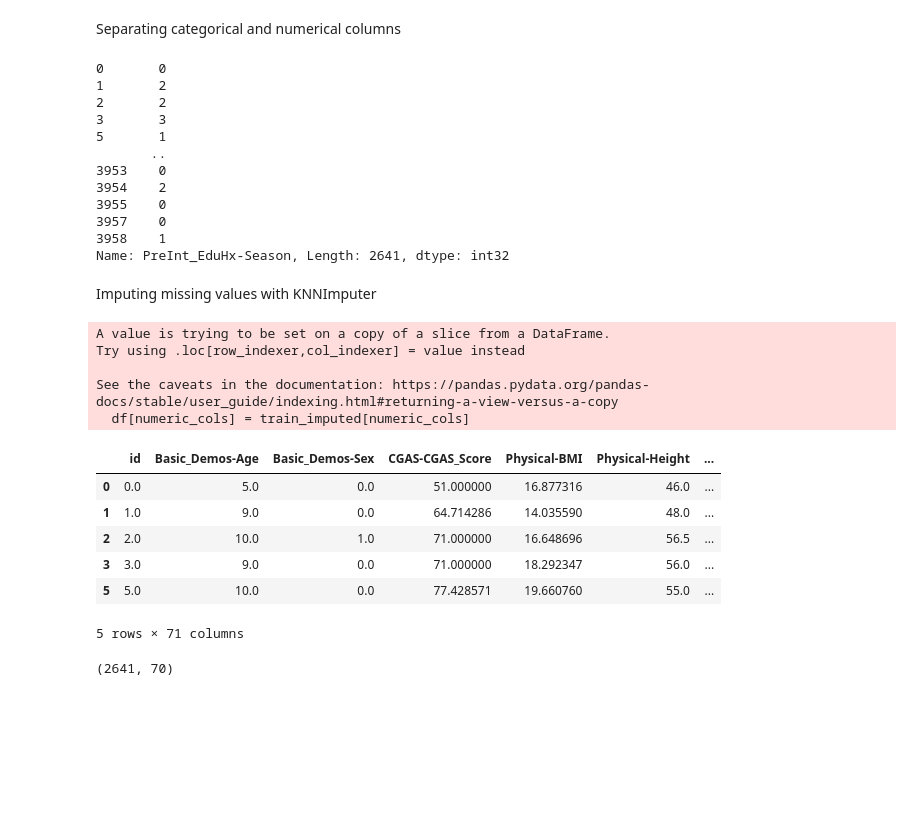
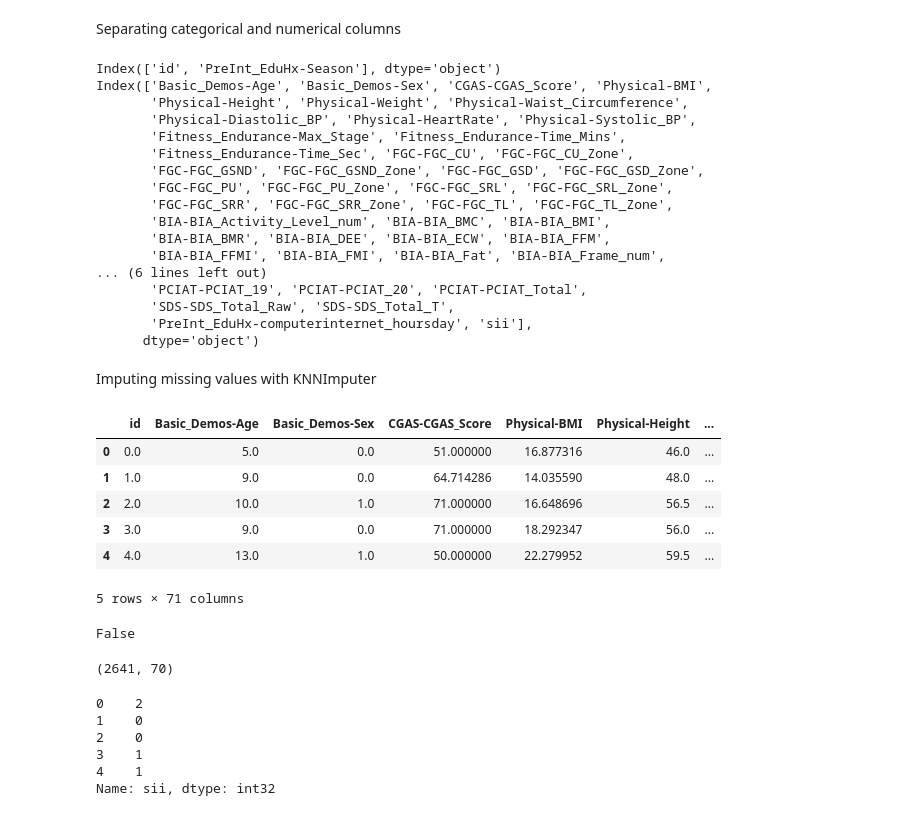
Before and after one commit to serjiusinfanto/Harmful-Internet-Usage-Prediction, a Jupyter notebook: preprocess.ipynb, the cells around one changed output. Cells and saved outputs as stored; diff of their text form; code cells hidden in the pictures; blank space fills up the shorter version.

```diff
--- a/preprocess.ipynb
+++ b/preprocess.ipynb
@@ -105,43 +109,49 @@ numeric_cols = df.select_dtypes(include=["number"]).columns
 label_encoder = LabelEncoder()
 for col in categorical_cols:
     df[col] = label_encoder.fit_transform(df[col])
+print(categorical_cols)
+print(numeric_cols)
 # %% [output]
-0       0
-1       2
-2       2
-3       3
-5       1
-       ..
-3953    0
-3954    2
-3955    0
-3957    0
-3958    1
-Name: PreInt_EduHx-Season, Length: 2641, dtype: int32
+Index(['id', 'PreInt_EduHx-Season'], dtype='object')
+Index(['Basic_Demos-Age', 'Basic_Demos-Sex', 'CGAS-CGAS_Score', 'Physical-BMI',
+       'Physical-Height', 'Physical-Weight', 'Physical-Waist_Circumference',
+       'Physical-Diastolic_BP', 'Physical-HeartRate', 'Physical-Systolic_BP',
+       'Fitness_Endurance-Max_Stage', 'Fitness_Endurance-Time_Mins',
+       'Fitness_Endurance-Time_Sec', 'FGC-FGC_CU', 'FGC-FGC_CU_Zone',
+       'FGC-FGC_GSND', 'FGC-FGC_GSND_Zone', 'FGC-FGC_GSD', 'FGC-FGC_GSD_Zone',
+       'FGC-FGC_PU', 'FGC-FGC_PU_Zone', 'FGC-FGC_SRL', 'FGC-FGC_SRL_Zone',
+       'FGC-FGC_SRR', 'FGC-FGC_SRR_Zone', 'FGC-FGC_TL', 'FGC-FGC_TL_Zone',
+       'BIA-BIA_Activity_Level_num', 'BIA-BIA_BMC', 'BIA-BIA_BMI',
+       'BIA-BIA_BMR', 'BIA-BIA_DEE', 'BIA-BIA_ECW', 'BIA-BIA_FFM',
+       'BIA-BIA_FFMI', 'BIA-BIA_FMI', 'BIA-BIA_Fat', 'BIA-BIA_Frame_num',
+... (6 lines left out)
+       'PCIAT-PCIAT_19', 'PCIAT-PCIAT_20', 'PCIAT-PCIAT_Total',
+       'SDS-SDS_Total_Raw', 'SDS-SDS_Total_T',
+       'PreInt_EduHx-computerinternet_hoursday', 'sii'],
+      dtype='object')
 # %% [markdown]
 Imputing missing values with KNNImputer
 # %%
 imputer = KNNImputer(n_neighbors=7)
-imputed_data = imputer.fit_transform(df[numeric_cols])
-train_imputed = pd.DataFrame(imputed_data, columns=numeric_cols)
+imputed_data = imputer.fit_transform(df)
+train_imputed = pd.DataFrame(imputed_data, columns=df.columns)
 train_imputed.head()
 if 'sii' in train_imputed.columns:
-    train_imputed['sii'] = train_imputed['sii'].round().astype(int)
-df[numeric_cols] = train_imputed[numeric_cols]
+   train_imputed['sii'] = train_imputed['sii'].round().astype(int)
+df = train_imputed
 df.head()
 # %% [output]
+|  | id | Basic_Demos-Age | Basic_Demos-Sex | CGAS-CGAS_Score | Physical-BMI | Physical-Height | ... |
+| 0 | 0.0 | 5.0 | 0.0 | 51.000000 | 16.877316 | 46.0 | ... |
+| 1 | 1.0 | 9.0 | 0.0 | 64.714286 | 14.035590 | 48.0 | ... |
+| 2 | 2.0 | 10.0 | 1.0 | 71.000000 | 16.648696 | 56.5 | ... |
+| 3 | 3.0 | 9.0 | 0.0 | 71.000000 | 18.292347 | 56.0 | ... |
+| 4 | 4.0 | 13.0 | 1.0 | 50.000000 | 22.279952 | 59.5 | ... |
-A value is trying to be set on a copy of a slice from a DataFrame.
-Try using .loc[row_indexer,col_indexer] = value instead
-
-See the caveats in the documentation: https://pandas.pydata.org/pandas-docs/stable/user_guide/indexing.html#returning-a-view-versus-a-copy
-  df[numeric_cols] = train_imputed[numeric_cols]
+5 rows × 71 columns
-|  | id | Basic_Demos-Age | Basic_Demos-Sex | CGAS-CGAS_Score | Physical-BMI | Physical-Height | ... |
-| 0 | 0.0 | 5.0 | 0.0 | 51.000000 | 16.877316 | 46.0 | ... |
-| 1 | 1.0 | 9.0 | 0.0 | 64.714286 | 14.035590 | 48.0 | ... |
-| 2 | 2.0 | 10.0 | 1.0 | 71.000000 | 16.648696 | 56.5 | ... |
-| 3 | 3.0 | 9.0 | 0.0 | 71.000000 | 18.292347 | 56.0 | ... |
-| 5 | 5.0 | 10.0 | 0.0 | 77.428571 | 19.660760 | 55.0 | ... |
-5 rows × 71 columns
+# %%
+train_imputed.isnull().values.any()
+# %% [output]
+False
 # %%
 #additional cleaning
 df = df.drop('id', axis=1)
@@ -149,3 +159,17 @@ df.head()
 print(df.shape)
 # %% [output]
 (2641, 70)
+# %%
+#splitting train and test data for feature selection
+X_fs = df.drop('sii',axis=1)
+y_fs = df['sii']
+X = df.drop('sii',axis=1)
+y = df['sii']
+y_fs.head()
+# %% [output]
+0    2
+1    0
+2    0
+3    1
+4    1
+Name: sii, dtype: int32
```
Also changed, not shown: parts of 9 cells of this notebook.
